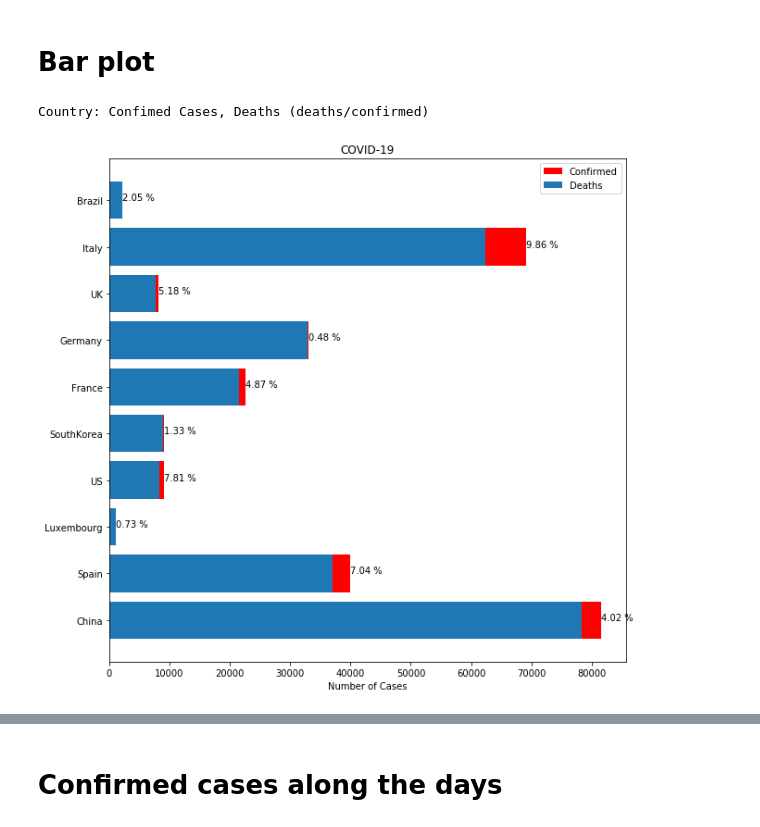
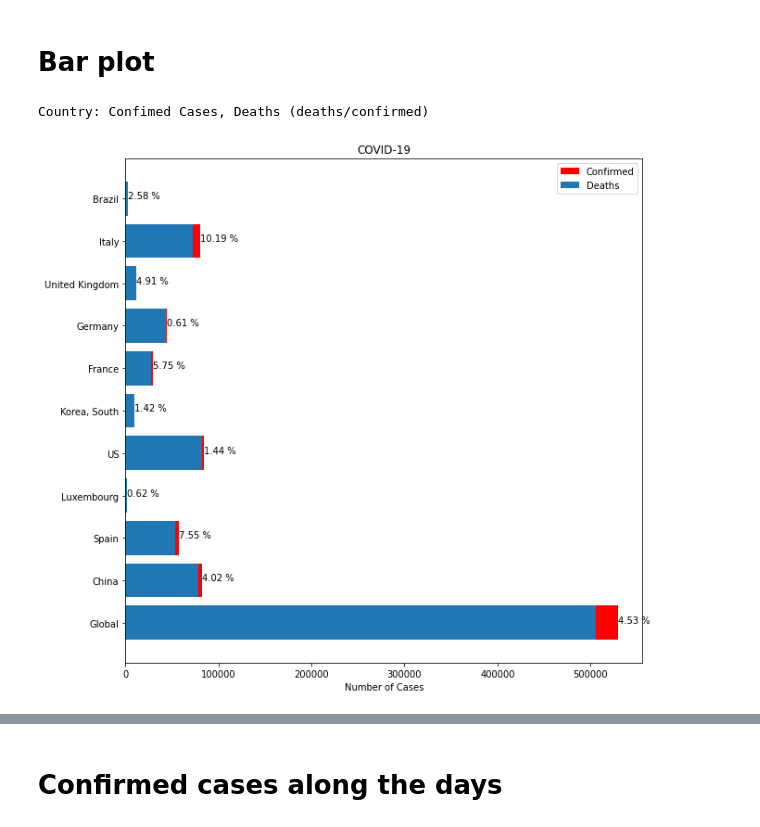
Before and after one commit to mateus-k/COVID-19, a Jupyter notebook: COVID-19.ipynb, the cells around one changed output, grey strips where cells are left out. Saved outputs shown, nothing was run; the diff lists cells and outputs as text; code cells hidden in the pictures.

Commit message:
Using only CountryNames instead of CountryList

```diff
--- a/COVID-19.ipynb
+++ b/COVID-19.ipynb
@@ -81,14 +53,7 @@ SpainDeaths
 # Making the graphics
 # %%
 #Setting some different markers to use in the plots
-markerList=['.','d','s','v','^','+','x','8','>','<']
+markerList=['.','d','s','v','^','+','x','8','>','<','*']
 
-#Setting the countries to plot the confirmed cases along the days
-#due the fact tha markerList has 9 markers we can only use 10 countries or increse the marker List
-CountriesList = [Brazil, Italy, UK, Germany, France, SouthKorea,US,Luxembourg,Spain,China]
-
-CountriesListDeaths = [BrazilDeaths, ItalyDeaths, UKDeaths, GermanyDeaths, FranceDeaths, SouthKoreaDeaths,USDeaths,LuxembourgDeaths,SpainDeaths,ChinaDeaths]
-
-
-#Setting the labels to use
-CountryNames=['Brazil','Italy','UK','Germany','France','SouthKorea','US','Luxembourg','Spain','China']
+#Setting countries to use
+CountryNames=['Brazil','Italy','United Kingdom','Germany','France','Korea, South','US','Luxembourg','Spain','China']
@@ -97,28 +75,37 @@ CountryNames=['Brazil','Italy','UK','Germany','France','SouthKorea','US','Luxemb
 # %%
 confirmed=[]
 deaths=[]
 
+CountryList=CountryNames
+
 
 print("Country: Confimed Cases, Deaths (deaths/confirmed)\n")
-for i in range(len(CountriesList)):
-    confirmed = np.append(confirmed,CountriesList[i].iloc[:,-1].sum())
-    deaths = np.append(deaths,CountriesListDeaths[i].iloc[:,-1].sum())
+for i in range(len(CountryNames)):
+    confirmed = np.append(confirmed,COVID19Series[Country==CountryNames[i]].iloc[:,-1].sum())
+    deaths = np.append(deaths,COVID19Deaths[Country==CountryNames[i]].iloc[:,-1].sum())
 
+confirmed = np.append(confirmed,COVID19Series.iloc[:,-1].sum())
+deaths = np.append(deaths,COVID19Deaths.iloc[:,-1].sum())
+
+
+CountryNames.append('Global')
 
 y_pos = np.arange(len(confirmed))
 fig, ax = plt.subplots(1, 1, figsize=(10, 10))
 ax.barh(y_pos,confirmed, color='r')
 ax.barh(y_pos,confirmed-deaths)
 ax.legend(labels=['Confirmed', 'Deaths'])
 ax.set_yticks(y_pos)
 ax.set_yticklabels(CountryNames)
 ax.invert_yaxis()
 
 ax.set_xlabel('Number of Cases')
 ax.set_title('COVID-19')
 
 for i, (value, name) in enumerate(zip(deaths, CountryNames)):
     ax.text(confirmed[i], i, '%.2f %%' % (deaths[i]/confirmed[i]*100), ha='left')
+
+CountryNames.remove('Global')
 # %% [output]
 Country: Confimed Cases, Deaths (deaths/confirmed)
-[figure, old version]
+[figure, new version]
```
Also changed, not shown: parts of 15 cells of this notebook.
